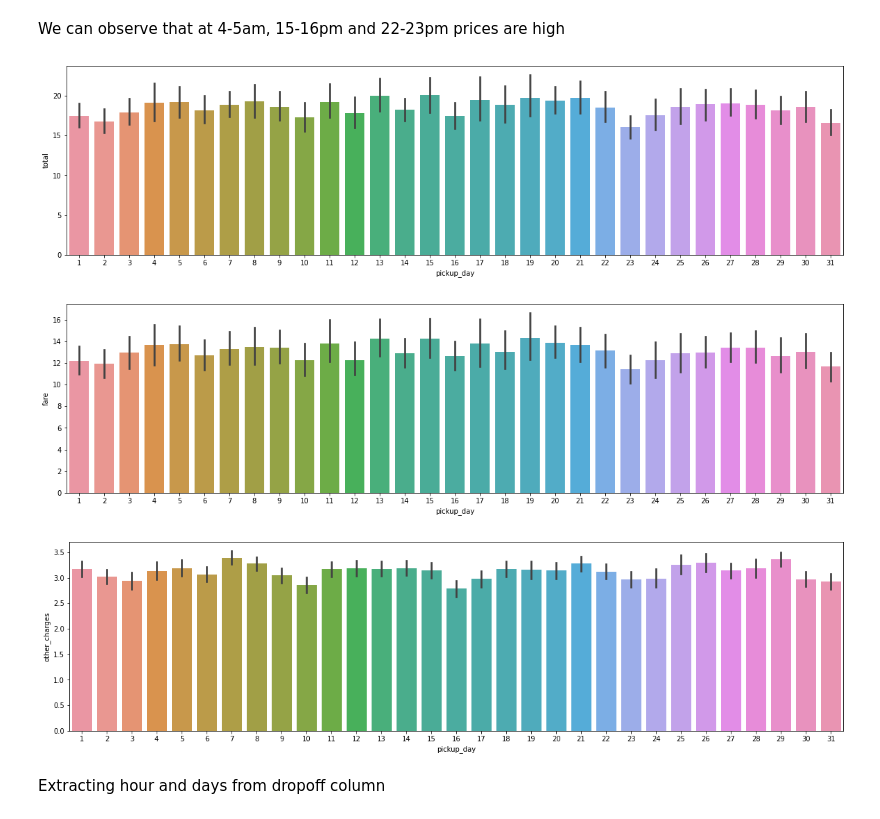
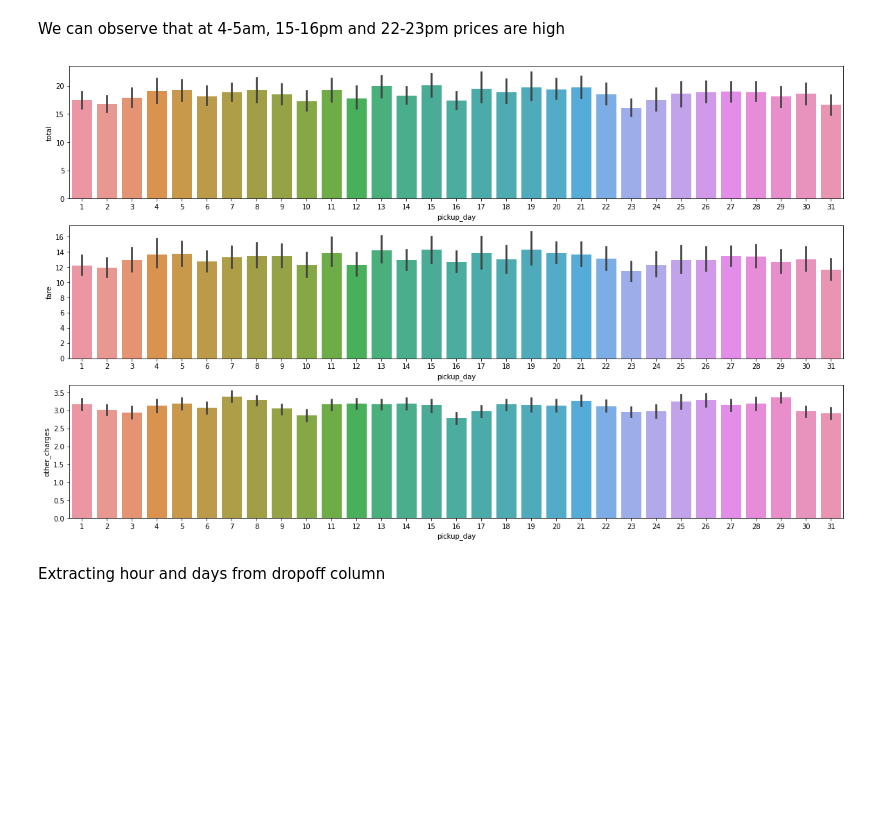
Before and after one commit to shrkntswn/Taxi, a Jupyter notebook: Taxi.ipynb, the cells around one changed output. Drawn from its saved outputs; the diff is of its cells as text; code cells hidden in the pictures; blank space fills up the shorter version.

```diff
--- a/Taxi.ipynb
+++ b/Taxi.ipynb
@@ -142,9 +142,6 @@ Brooklyn          501
 Bronx             137
 Staten Island       2
 Name: dropoff_borough, dtype: int64
-# %%
-for feature in ['yellow','green']:
-    taxi_data[taxi_data['color']==feature]['']
 # %% [markdown]
 ### Plots
 # %%
@@ -193,7 +190,8 @@ taxi_data.head()
 | 3 | 2019-03-10 01:23:59 | 2019-03-10 01:49:51 | 1 | 7.70 | 27.0 | 6.15 | 0.0 | 36.95 | yellow | credit card | ... |
 | 4 | 2019-03-30 13:27:42 | 2019-03-30 13:37:14 | 3 | 2.16 | 9.0 | 1.10 | 0.0 | 13.40 | yellow | credit card | ... |
 # %%
-for feature in ['total','fare','other_charges']:
-    plt.figure(figsize=(20,5))
+plt.figure(figsize=(20,12))
+for index,feature in enumerate(['total','fare','other_charges']):
+    plt.subplot(3,1,index+1)
     sns.barplot(x='pickup_hours', y=feature,data=taxi_data)
 # %% [output]
@@ -203,13 +199,12 @@ for feature in ['total','fare','other_charges']:
 # %% [markdown]
 We can observe that at 4-5am, 15-16pm and 22-23pm prices are high
 # %%
-for feature in ['total','fare','other_charges']:
-    plt.figure(figsize=(20,5))
+plt.figure(figsize=(20,12))
+for index,feature in enumerate(['total','fare','other_charges']):
+    plt.subplot(3,1,index+1)
     sns.barplot(x='pickup_day', y=feature,data=taxi_data)
 # %% [output]
-[figure, old version]
+[figure, new version]
-[figure, removed]
-[figure, removed]
 # %% [markdown]
 Extracting hour and days from dropoff column
 # %%
```
Also changed, not shown: parts of 11 cells of this notebook.
